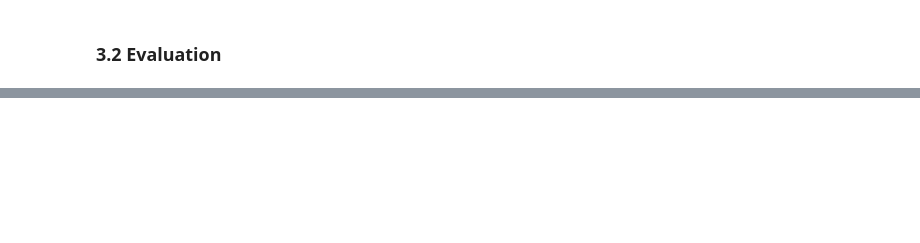
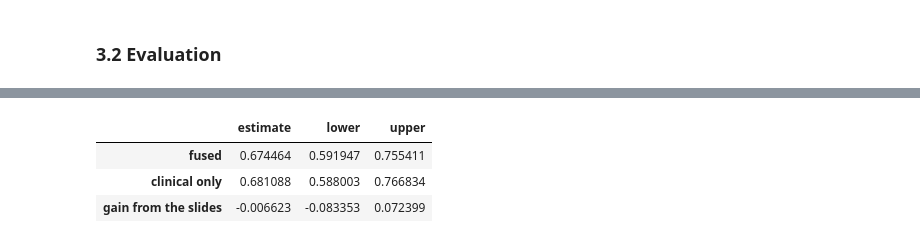
Before and after one commit to pykale/cancer, a Jupyter notebook: examples/hancock/survival_intermediate.ipynb, the cells around one changed output, grey strips where cells are left out. Drawn from its saved outputs; the diff is of its cells as text; code cells hidden in the pictures; blank space fills up the shorter version.

```diff
--- a/examples/hancock/survival_intermediate.ipynb
+++ b/examples/hancock/survival_intermediate.ipynb
@@ -212,0 +222,20 @@ Name: score, dtype: float64
+# %%
+# the same seed as the fused model, so the clinical encoders of both models start from the same weights
+torch.manual_seed(0)
+clinical_model = Unimodal(
+    "clinical",
+    encoders=[
+        TabICLEncoder(
+            checkpoint="tabicl-classifier-v2-20260212.ckpt",
+            output="row",
+            trainable=[],
+            context_folds=5,
+            random_state=0,
+        ),
+        torch.nn.Linear(512, 64),
+    ],
+    head=CoxHead(in_dim=64, ties="efron"),
+)
+
+# clone copies every pipeline setting, unfitted; only the model changes
+baseline = clone(pipe).set_params(model=clinical_model).fit(train)
@@ -212,0 +246,22 @@ Name: score, dtype: float64
+# %%
+prediction, baseline_prediction = pipe.predict(test), baseline.predict(test)
+assert test.target is not None
+target = test.target.frame.loc[prediction.index]
+context = EvalContext(train_target=pipe.train_target_, classes=None)
+baseline_context = EvalContext(train_target=baseline.train_target_, classes=None)
+
+intervals = {
+    "fused": bootstrap_ci(HarrellC(), prediction, target, context),
+    "clinical only": bootstrap_ci(HarrellC(), baseline_prediction, target, baseline_context),
+    "gain from the slides": bootstrap_ci(
+        HarrellC(), prediction, target, context, baseline=baseline_prediction, baseline_context=baseline_context
+    ),
+}
+table = pd.DataFrame({name: vars(ci) for name, ci in intervals.items()}).T[["estimate", "lower", "upper"]]
+# explicit, as not every editor renders a bare DataFrame on the last line (PyCharm, for one)
+display(table)
+# %% [output]
+|  | estimate | lower | upper |
+| fused | 0.674464 | 0.591947 | 0.755411 |
+| clinical only | 0.681088 | 0.588003 | 0.766834 |
+| gain from the slides | -0.006623 | -0.083353 | 0.072399 |
```
Also changed, not shown: parts of 8 cells of this notebook, 11 other files.
